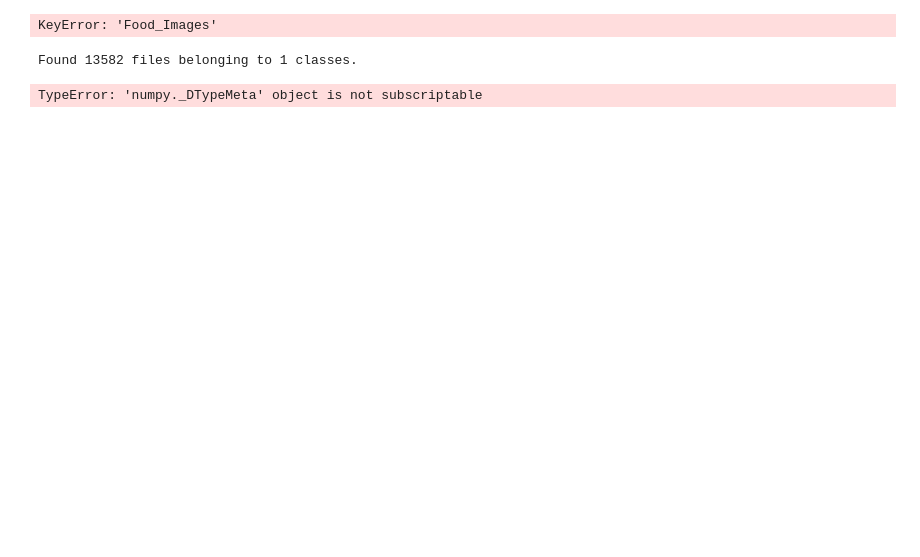
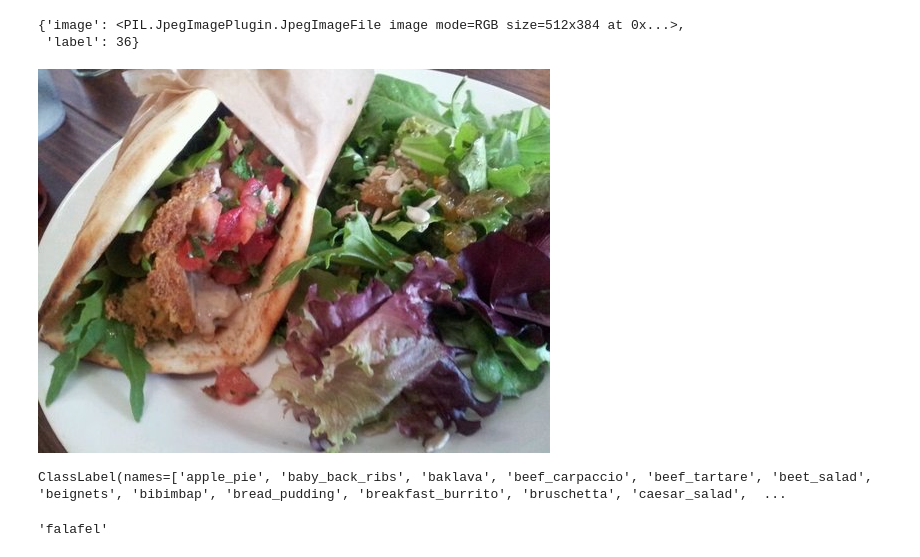
Before and after one commit to Jacques7103/AI_FP, a Jupyter notebook: train.ipynb, the cells around one changed output. Cells and saved outputs as stored; diff of their text form; code cells hidden in the pictures; blank space fills up the shorter version.

Commit message:
Added run train.ipynb

```diff
--- a/train.ipynb
+++ b/train.ipynb
@@ -13,4 +10,3 @@ ParserError: Error tokenizing data. C error: Expected 33 fields in line 70, saw
 # %%
-from datasets import load_dataset
-ds = load_dataset("Food_Image", data_dir = "'./Photos/'")
+ds = load_dataset("imagefolder", data_dir = "./images/")
 ds = ds['train']
@@ -42,5 +14,0 @@ Found 13582 files belonging to 1 classes.
-# %%
-from datasets import load_dataset
-data = load_dataset("./Photos/")
-ds = load_dataset("imagefolder", data_dir="./Photos/")
-ds
@@ -54,38 +103,20 @@ DatasetDict({
 # %%
-ex = data['Food_Images'][500]
+ex = data['train'][400]
 ex
 # %% [output]
-KeyError: 'Food_Images'
+{'image': <PIL.JpegImagePlugin.JpegImageFile image mode=RGB size=512x384 at 0x...>,
+ 'label': 36}
-# %%
-validation_set = tf.keras.utils.image_dataset_from_directory(
-    './Photos/',
-    labels="inferred",
-    label_mode="categorical",
-    class_names=None,
-    color_mode="rgb",
-    batch_size=32,
-    image_size=(64, 64),
-    shuffle=True,
-    seed=None,
-    validation_split=None,
-    subset=None,
-    interpolation="bilinear",
-    follow_links=False,
-    crop_to_aspect_ratio=False
-)
-# %% [output]
-Found 13582 files belonging to 1 classes.
-# %%
-import cv2
-image_path = '/content/drive/MyDrive/Fruit_Vegetable_Recognition/test/corn/Image_1.jpg'
-# Reading an image in default mode
-img = cv2.imread(image_path)
-img = cv2.cvtColor(img,cv2.COLOR_BGR2RGB) #Converting BGR to RGB
-# Displaying the image
-plt.imshow(img)
-plt.title('Test Image')
-plt.xticks([])
-plt.yticks([])
-plt.show()
-# %% [output]
-TypeError: 'numpy._DTypeMeta' object is not subscriptable
+# %%
+image = ex['image']
+image
+# %% [output]
+[figure, added]
+# %%
+labels = data['train'].features['label']
+labels
+# %% [output]
+ClassLabel(names=['apple_pie', 'baby_back_ribs', 'baklava', 'beef_carpaccio', 'beef_tartare', 'beet_salad', 'beignets', 'bibimbap', 'bread_pudding', 'breakfast_burrito', 'bruschetta', 'caesar_salad',  ...
+# %%
+labels.int2str(ex['label'])
+# %% [output]
+'falafel'
```
Also changed, not shown: parts of 21 cells of this notebook.
